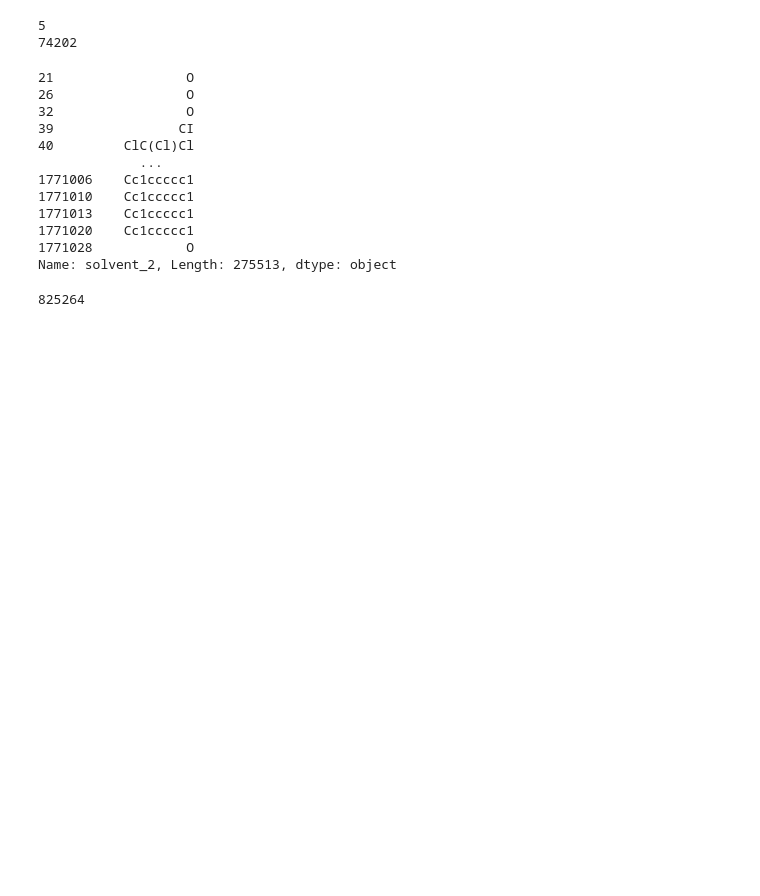
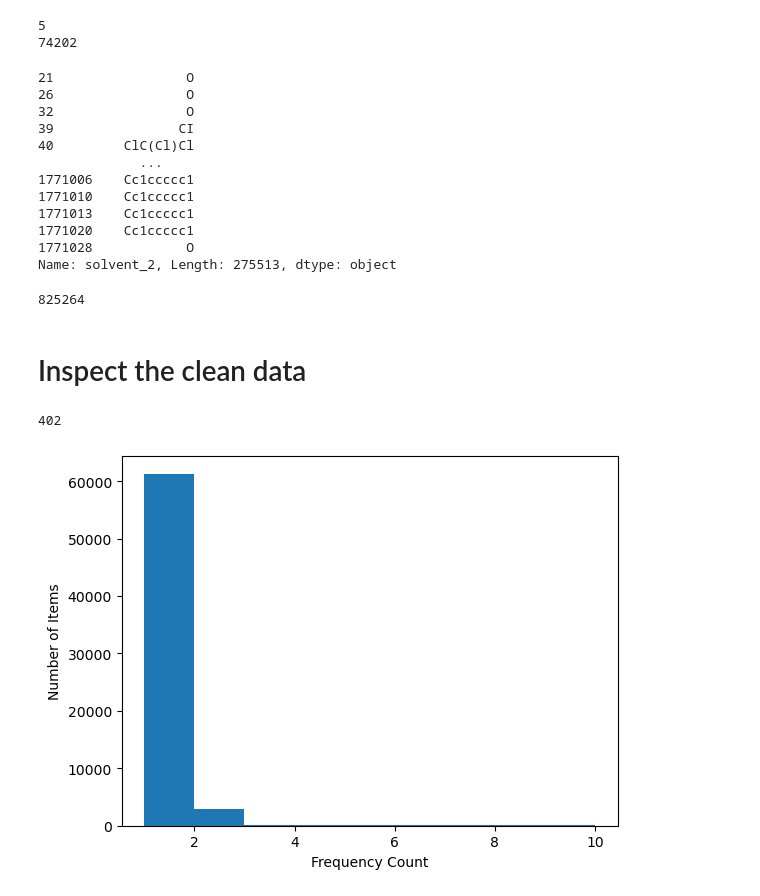
Before and after one commit to sustainable-processes/ORDerly, a Jupyter notebook: inspections.ipynb, the cells around one changed output. Cells and saved outputs as stored; diff of their text form; code cells hidden in the pictures; blank space fills up the shorter version.

```diff
--- a/inspections.ipynb
+++ b/inspections.ipynb
@@ -614,3 +614,5 @@ Name: solvent_2, Length: 275513, dtype: object
 len(df['agent_3'].dropna())
 # %% [output]
 825264
+# %% [markdown]
+# Inspect the clean data
@@ -616,0 +621,27 @@ len(df['agent_3'].dropna())
+# %%
+# import cleaned_USPTO.pkl
+df = pd.read_pickle('data/USPTO/cleaned_USPTO.pkl')
+# %%
+len(set(list(df['solvent_0'].dropna())))
+# %% [output]
+402
+# %%
+import matplotlib.pyplot as plt
+
+# Count the frequency of each unique value
+counts = pd.Series.value_counts(df['agent_0'].dropna())
+
+# Create a list of bins for the histogram
+bins = [1, 2, 3, 4, 5, 6, 7, 8, 9, 10, ]
+
+# Plot the histogram
+plt.hist(counts, bins=bins)
+
+# Set the x-axis and y-axis labels
+plt.xlabel('Frequency Count')
+plt.ylabel('Number of Items')
+
+# Show the plot
+plt.show()
+# %% [output]
+[figure, added]
```
Also changed, not shown: parts of 4 cells of this notebook, 3 other files.
